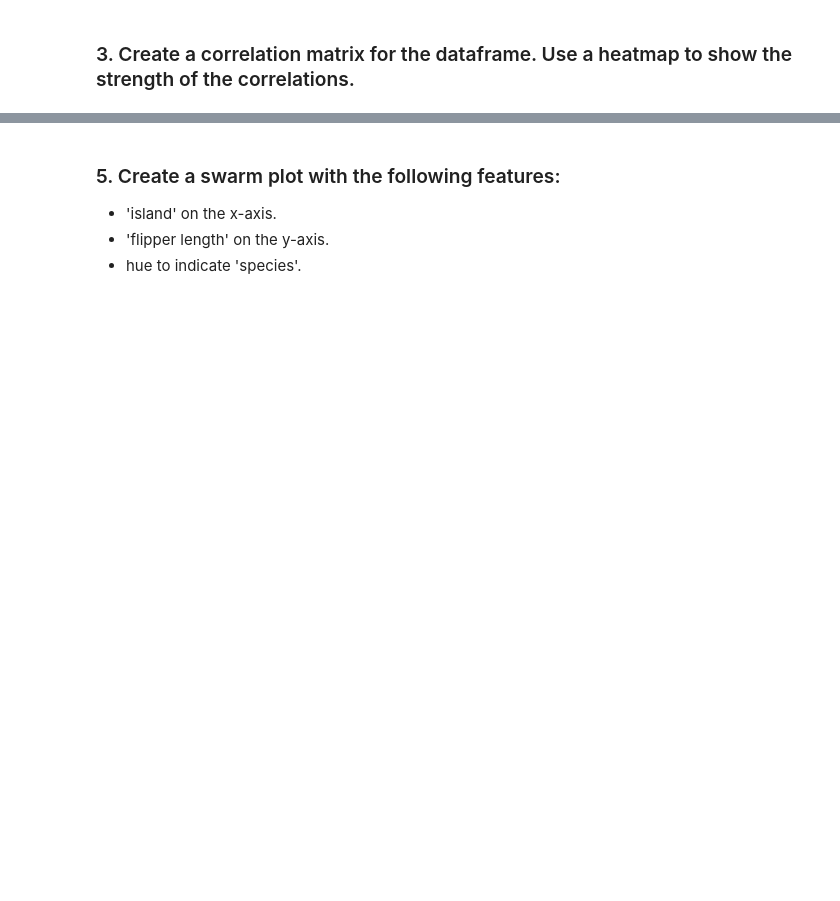
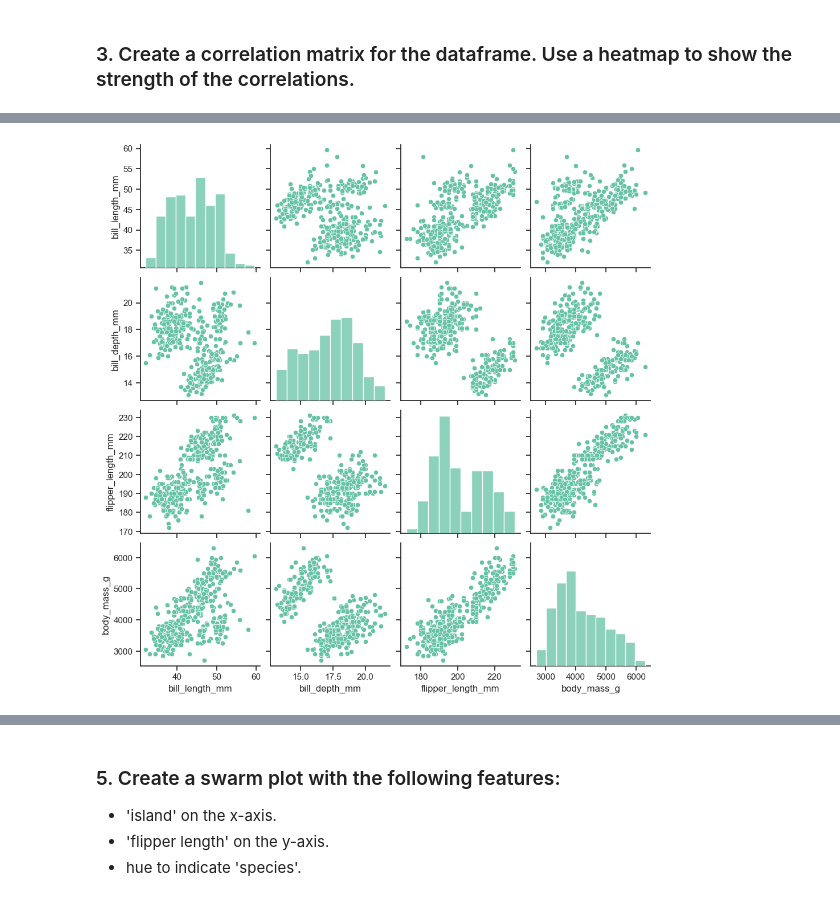
Before and after one commit to valeriemagalong/Val-Practices-Python, a Jupyter notebook: Penguins_Seaborn/Seaborn_Practice_Penguins_Data.ipynb, the cells around one changed output, grey strips where cells are left out. Cells and saved outputs as stored; diff of their text form; code cells hidden in the pictures; blank space fills up the shorter version.

```diff
--- a/Penguins_Seaborn/Seaborn_Practice_Penguins_Data.ipynb
+++ b/Penguins_Seaborn/Seaborn_Practice_Penguins_Data.ipynb
@@ -148,0 +185,6 @@ plt.show()
+# %%
+sns.pairplot(df)
+
+plt.show()
+# %% [output]
+[figure, added]
```
Also changed, not shown: parts of 9 cells of this notebook.
